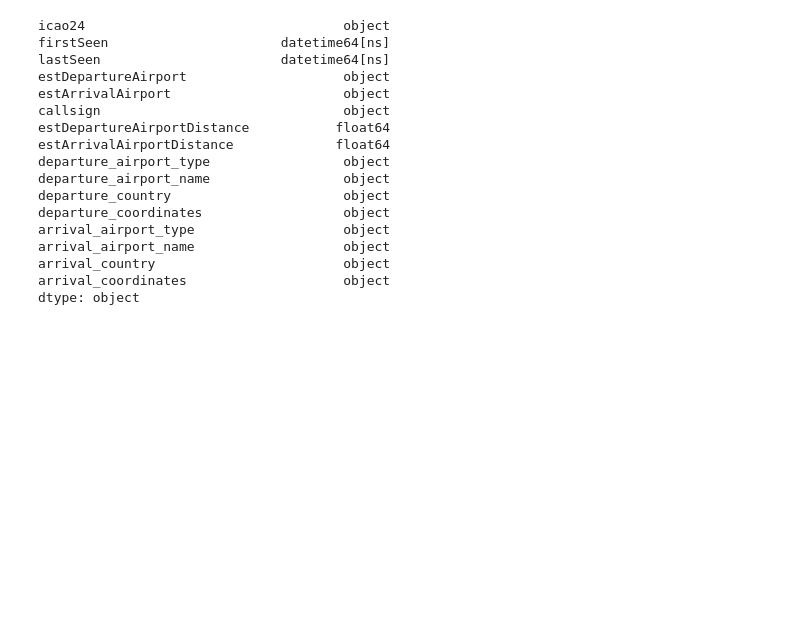
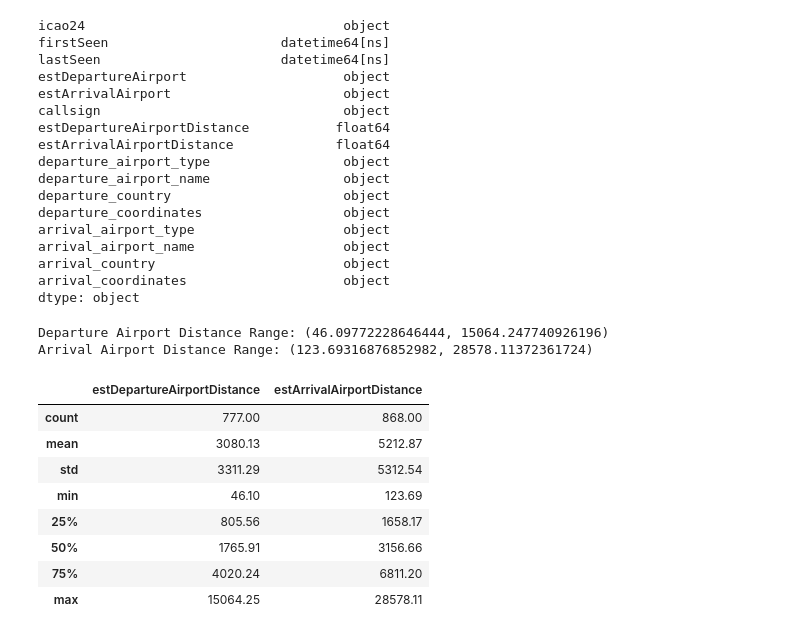
Before and after one commit to nxbfuentes/Noel_DataEngineering_Project_1, a Jupyter notebook: etl.ipynb, the cells around one changed output. Drawn from its saved outputs; the diff is of its cells as text; code cells hidden in the pictures; blank space fills up the shorter version.

```diff
--- a/etl.ipynb
+++ b/etl.ipynb
@@ -207,3 +207,24 @@ arrival_airport_name                   object
 arrival_country                        object
 arrival_coordinates                    object
 dtype: object
+# %%
+departure_distance_range = (df_filtered['estDepartureAirportDistance'].min(), df_filtered['estDepartureAirportDistance'].max())
+arrival_distance_range = (df_filtered['estArrivalAirportDistance'].min(), df_filtered['estArrivalAirportDistance'].max())
+
+print("Departure Airport Distance Range:", departure_distance_range)
+print("Arrival Airport Distance Range:", arrival_distance_range)
+# %% [output]
+Departure Airport Distance Range: (46.09772228646444, 15064.247740926196)
+Arrival Airport Distance Range: (123.69316876852982, 28578.11372361724)
+# %%
+df_filtered.describe()
+# %% [output]
+|  | estDepartureAirportDistance | estArrivalAirportDistance |
+| count | 777.00 | 868.00 |
+| mean | 3080.13 | 5212.87 |
+| std | 3311.29 | 5312.54 |
+| min | 46.10 | 123.69 |
+| 25% | 805.56 | 1658.17 |
+| 50% | 1765.91 | 3156.66 |
+| 75% | 4020.24 | 6811.20 |
+| max | 15064.25 | 28578.11 |
```
Also changed, not shown: parts of 6 cells of this notebook, 1 other file.
